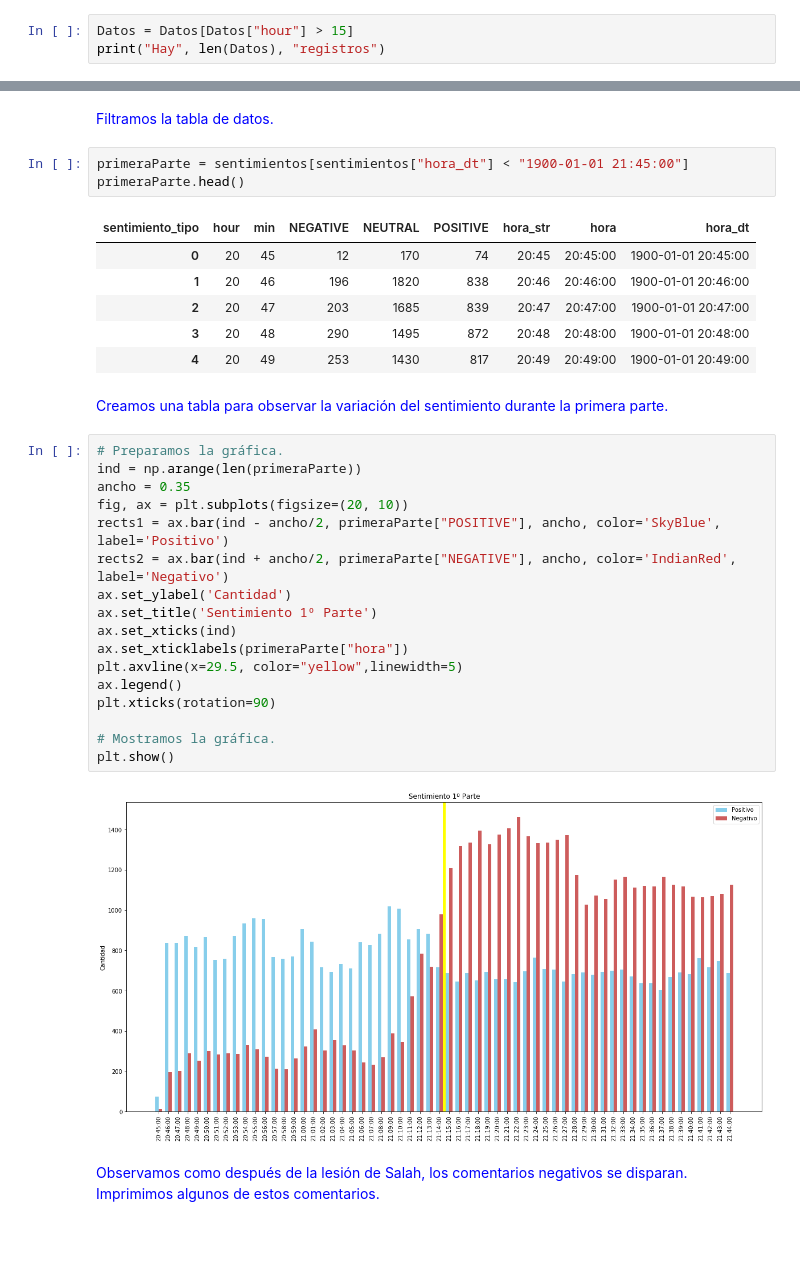
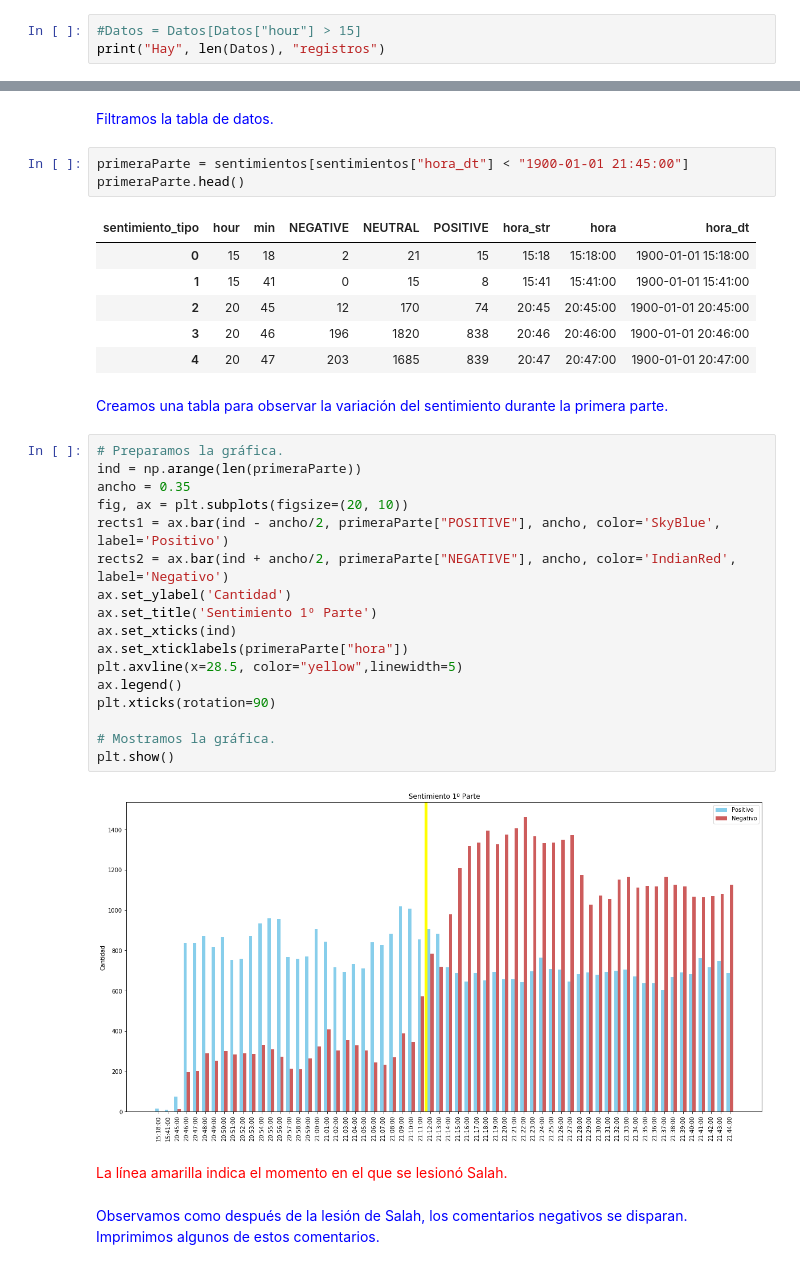
Before and after one commit to gdelasheras/Analisis-tweets-UCL-Final-2018-Real-Madrid-vs-Liverpool, a Jupyter notebook: Notebooks/PROY-NB03-TWEETS.ipynb, the cells around one changed output, grey strips where cells are left out. Cells and saved outputs as stored; diff of their text form; blank space fills up the shorter version.

```diff
--- a/Notebooks/PROY-NB03-TWEETS.ipynb
+++ b/Notebooks/PROY-NB03-TWEETS.ipynb
@@ -46,6 +46,6 @@ del Datos["hora"]
 # %% [markdown]
 <font color="blue">Eliminamos 61 registros que son antes del partido a una hora distanciada de la hora del partido.</font>
 # %%
-Datos = Datos[Datos["hour"] > 15]
+#Datos = Datos[Datos["hour"] > 15]
 print("Hay", len(Datos), "registros")
 # %% [output]
@@ -133,32 +133,34 @@ primeraParte = sentimientos[sentimientos["hora_dt"] < "1900-01-01 21:45:00"]
 primeraParte.head()
 # %% [output]
 | sentimiento_tipo | hour | min | NEGATIVE | NEUTRAL | POSITIVE | hora_str | hora | hora_dt |
-| 0 | 20 | 45 | 12 | 170 | 74 | 20:45 | 20:45:00 | 1900-01-01 20:45:00 |
-| 1 | 20 | 46 | 196 | 1820 | 838 | 20:46 | 20:46:00 | 1900-01-01 20:46:00 |
-| 2 | 20 | 47 | 203 | 1685 | 839 | 20:47 | 20:47:00 | 1900-01-01 20:47:00 |
-| 3 | 20 | 48 | 290 | 1495 | 872 | 20:48 | 20:48:00 | 1900-01-01 20:48:00 |
-| 4 | 20 | 49 | 253 | 1430 | 817 | 20:49 | 20:49:00 | 1900-01-01 20:49:00 |
+| 0 | 15 | 18 | 2 | 21 | 15 | 15:18 | 15:18:00 | 1900-01-01 15:18:00 |
+| 1 | 15 | 41 | 0 | 15 | 8 | 15:41 | 15:41:00 | 1900-01-01 15:41:00 |
+| 2 | 20 | 45 | 12 | 170 | 74 | 20:45 | 20:45:00 | 1900-01-01 20:45:00 |
+| 3 | 20 | 46 | 196 | 1820 | 838 | 20:46 | 20:46:00 | 1900-01-01 20:46:00 |
+| 4 | 20 | 47 | 203 | 1685 | 839 | 20:47 | 20:47:00 | 1900-01-01 20:47:00 |
 # %% [markdown]
 <font color="blue">Creamos una tabla para observar la variación del sentimiento durante la primera parte.</font>
 # %%
 # Preparamos la gráfica.
 ind = np.arange(len(primeraParte))
 ancho = 0.35
 fig, ax = plt.subplots(figsize=(20, 10))
 rects1 = ax.bar(ind - ancho/2, primeraParte["POSITIVE"], ancho, color='SkyBlue', label='Positivo')
 rects2 = ax.bar(ind + ancho/2, primeraParte["NEGATIVE"], ancho, color='IndianRed', label='Negativo')
 ax.set_ylabel('Cantidad')
 ax.set_title('Sentimiento 1º Parte')
 ax.set_xticks(ind)
 ax.set_xticklabels(primeraParte["hora"])
-plt.axvline(x=29.5, color="yellow",linewidth=5)
+plt.axvline(x=28.5, color="yellow",linewidth=5)
 ax.legend()
 plt.xticks(rotation=90)
 
 # Mostramos la gráfica.
 plt.show()
 # %% [output]
-[figure, old version]
+[figure, new version]
+# %% [markdown]
+<font color="red">La línea amarilla indica el momento en el que se lesionó Salah.</font>
 # %% [markdown]
 <font color="blue">Observamos como después de la lesión de Salah, los comentarios negativos se disparan. Imprimimos algunos de estos comentarios.</font>
 # %%
```
Also changed, not shown: parts of 33 cells of this notebook, 2 other files.
